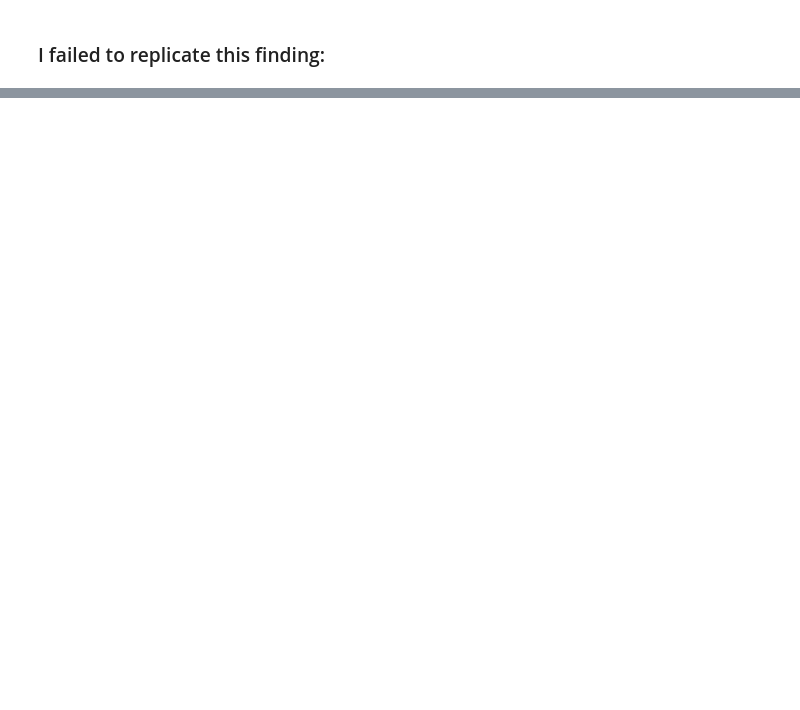
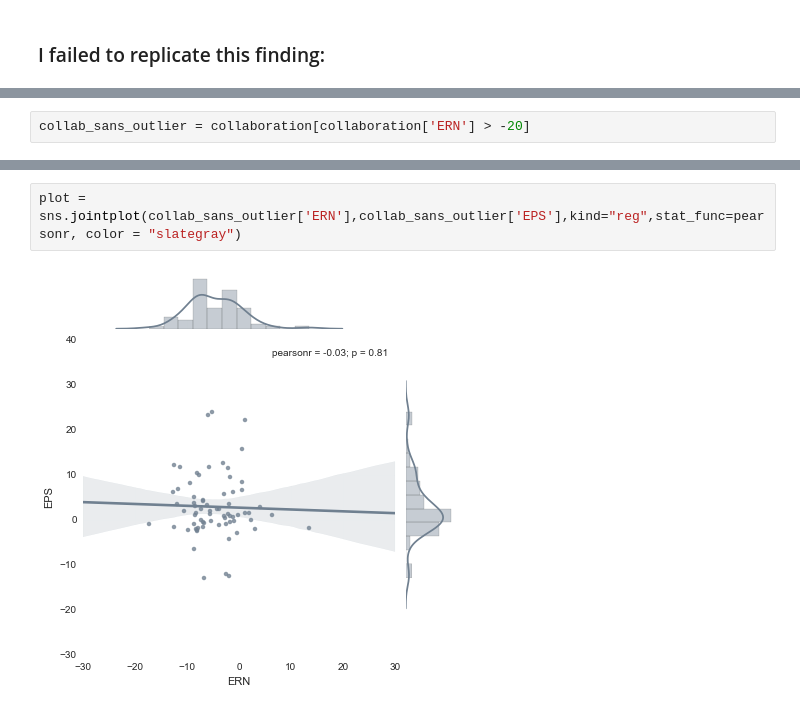
Before and after one commit to meli-lewis/rp_hajcak-foti, a Jupyter notebook: RP_Hajcak_Foti.ipynb, the cells around one changed output, grey strips where cells are left out. Drawn from its saved outputs; the diff is of its cells as text; blank space fills up the shorter version.

```diff
--- a/RP_Hajcak_Foti.ipynb
+++ b/RP_Hajcak_Foti.ipynb
@@ -61,0 +142,2 @@ sns.jointplot(error_trials['ERN'],error_trials['EPS'],kind="reg",stat_func=pears
+# %%
+collab_sans_outlier = collaboration[collaboration['ERN'] > -20]
@@ -61,0 +164,4 @@ sns.jointplot(error_trials['ERN'],error_trials['EPS'],kind="reg",stat_func=pears
+# %%
+plot = sns.jointplot(collab_sans_outlier['ERN'],collab_sans_outlier['EPS'],kind="reg",stat_func=pearsonr, color = "slategray")
+# %% [output]
+[figure, added]
```
Also changed, not shown: parts of 36 cells of this notebook, 4 other files.
